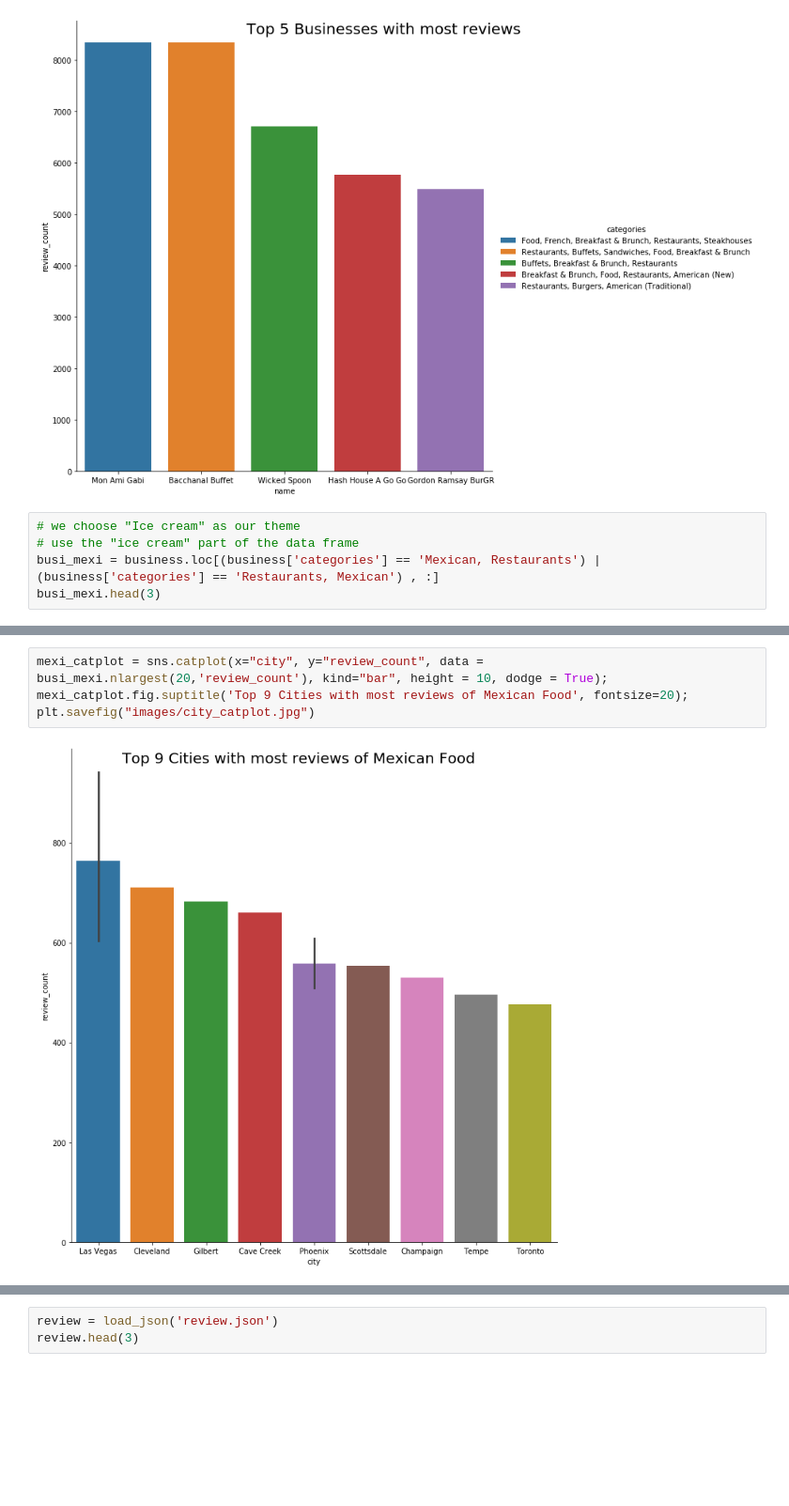
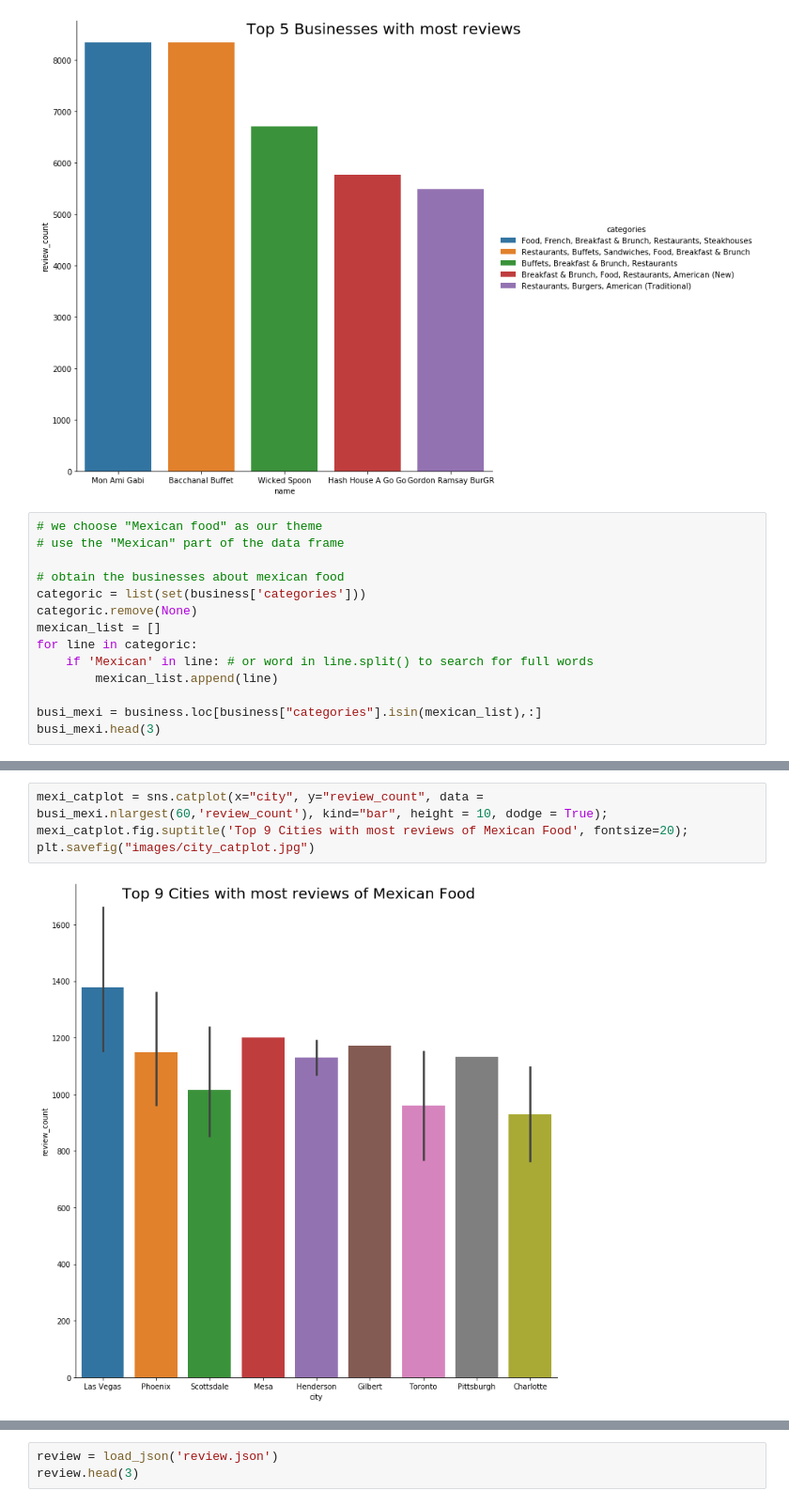
Before and after one commit to LingfengZhu/STAT-628-Module-3, a Jupyter notebook: code/load_data.ipynb, the cells around one changed output, grey strips where cells are left out. Shown: that part at 94% size. Cells and saved outputs as stored; diff of their text form; blank space fills up the shorter version.

```diff
--- a/code/load_data.ipynb
+++ b/code/load_data.ipynb
@@ -151,9 +134,18 @@ plt.savefig("images/busi_catplot.jpg")
 # %% [output]
 [figure]
 # %%
-# we choose "Ice cream" as our theme
-# use the "ice cream" part of the data frame
-busi_mexi = business.loc[(business['categories'] == 'Mexican, Restaurants') | (business['categories'] == 'Restaurants, Mexican') , :]
+# we choose "Mexican food" as our theme
+# use the "Mexican" part of the data frame
+
+# obtain the businesses about mexican food
+categoric = list(set(business['categories']))
+categoric.remove(None)
+mexican_list = []
+for line in categoric:
+    if 'Mexican' in line: # or word in line.split() to search for full words
+        mexican_list.append(line)
+
+busi_mexi = business.loc[business["categories"].isin(mexican_list),:]
 busi_mexi.head(3)
 # %% [output]
 |  | business_id | name | address | city | state | postal_code | latitude | longitude | stars | ... |
@@ -169,9 +161,9 @@ plt.savefig("images/mexi_catplot.jpg")
 # %%
-mexi_catplot = sns.catplot(x="city", y="review_count", data = busi_mexi.nlargest(20,'review_count'), kind="bar", height = 10, dodge = True);
+mexi_catplot = sns.catplot(x="city", y="review_count", data = busi_mexi.nlargest(60,'review_count'), kind="bar", height = 10, dodge = True);
 mexi_catplot.fig.suptitle('Top 9 Cities with most reviews of Mexican Food', fontsize=20);
 plt.savefig("images/city_catplot.jpg")
 # %% [output]
-[figure, old version]
+[figure, new version]
 # %%
 # get position data
 position = busi_mexi[['latitude','longitude','stars','review_count']].copy()
```
Also changed, not shown: parts of 26 cells of this notebook, 5 other files.
